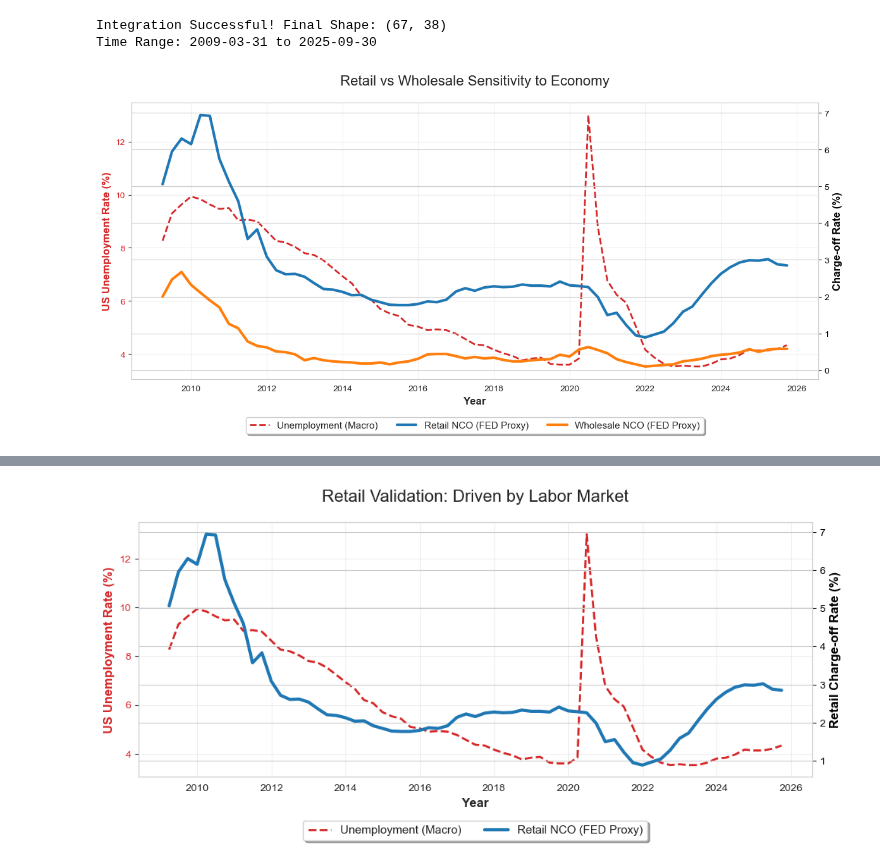
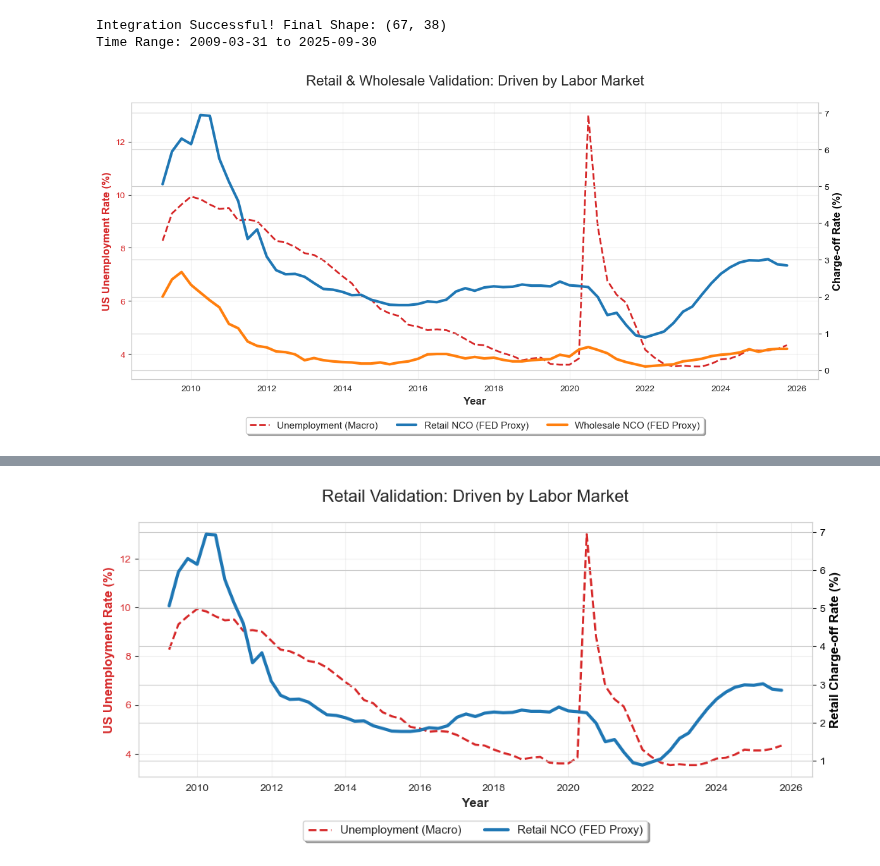
Before and after one commit to sohamjoshi1998/fim601-ccar, a Jupyter notebook: macro_data_eda.ipynb, the cells around one changed output, grey strips where cells are left out. Cells and saved outputs as stored; diff of their text form; code cells hidden in the pictures.

```diff
--- a/macro_data_eda.ipynb
+++ b/macro_data_eda.ipynb
@@ -133,33 +133,33 @@ Time Range: 2009-03-31 to 2025-09-30
 # Validation Plot
 fig, ax1 = plt.subplots(figsize=(12, 6))
 
 color_left = 'tab:red'
 ax1.set_xlabel('Year', fontsize=12, fontweight='bold')
 ax1.set_ylabel('US Unemployment Rate (%)', color=color_left, fontsize=12, fontweight='bold')
 l1 = ax1.plot(df_final.index, df_final['Unemployment_Rate'], color=color_left,
                   linestyle='--', linewidth=2, label='Unemployment (Macro)')
 ax1.tick_params(axis='y', labelcolor=color_left)
 ax1.grid(True, alpha=0.3)
 
 ax2 = ax1.twinx()
 
 l2 = ax2.plot(df_final.index, df_final['Retail_NCO'], color='tab:blue',
                 linewidth=3, label='Retail NCO (FED Proxy)')
 
 l3 = ax2.plot(df_final.index, df_final['Wholesale_NCO'], color='tab:orange',
                 linewidth=3, label='Wholesale NCO (FED Proxy)')
 
 ax2.set_ylabel('Charge-off Rate (%)', color='black', fontsize=12, fontweight='bold')
 ax2.tick_params(axis='y', labelcolor='black')
 
-plt.title('Retail vs Wholesale Sensitivity to Economy', fontsize=16, pad=20)
+plt.title('Retail & Wholesale Validation: Driven by Labor Market', fontsize=16, pad=20)
 lines = l1 + l2 + l3
 labels = [l.get_label() for l in lines]
 ax1.legend(lines, labels, loc='upper center', bbox_to_anchor=(0.5, -0.12),
             fancybox=True, shadow=True, ncol=3, fontsize=11)
 
 plt.tight_layout()
-plt.savefig('./output/chart_trend_validation.png', dpi=600, bbox_inches='tight')
+plt.savefig('./output/chart_trend_validation_unemployment.png', dpi=600, bbox_inches='tight')
 plt.show()
 # %% [output]
-[figure, old version]
+[figure, new version]
```
Also changed, not shown: parts of 3 cells of this notebook, 7 other files.
